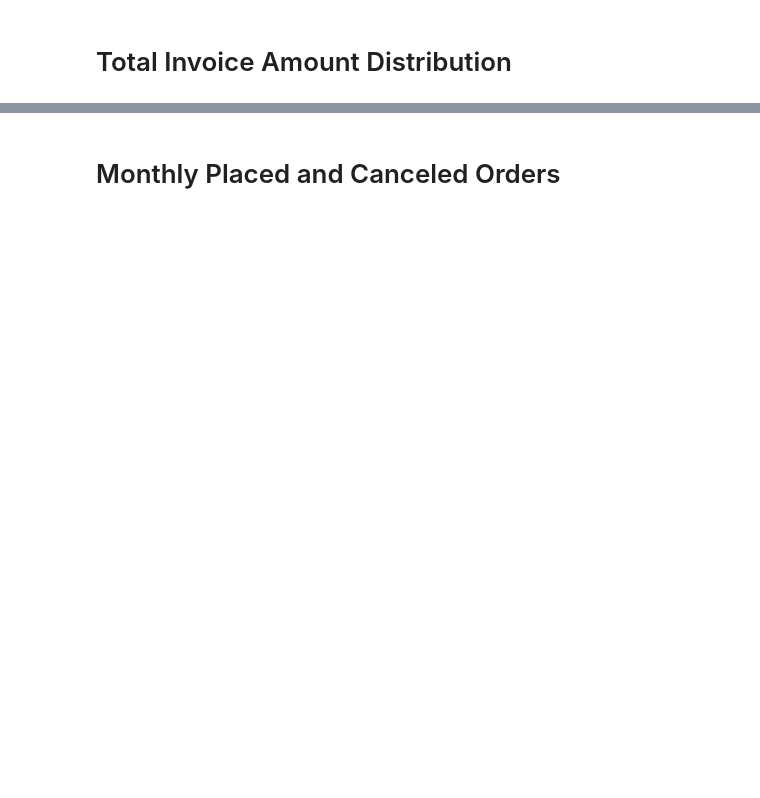
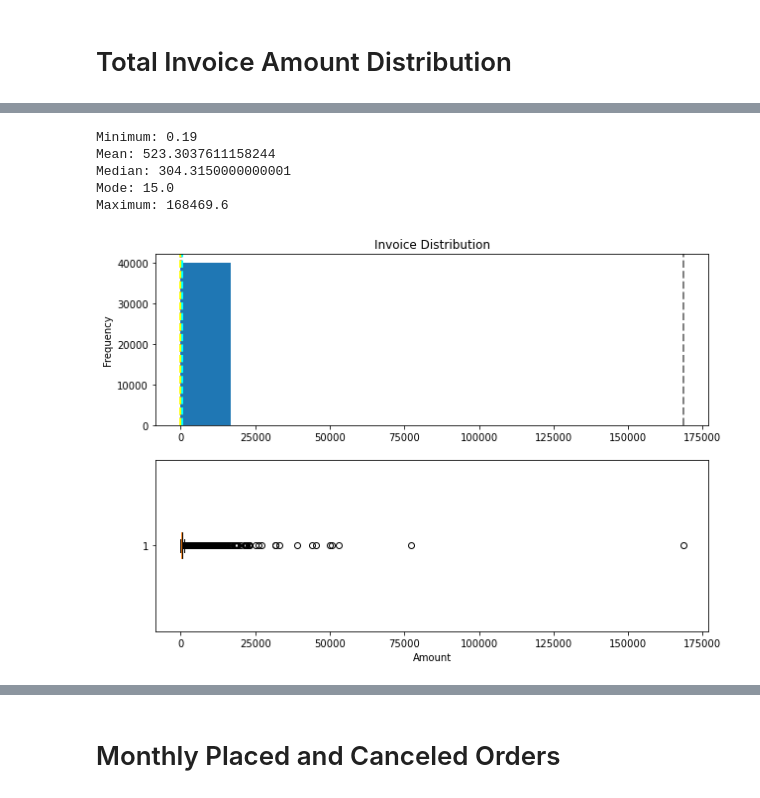
Before and after one commit to jarviscanada/jarvis_data_eng_PrateekAnnaiahgari, a Jupyter notebook: python_data_analytics/retail_data_analytics_wrangling.ipynb, the cells around one changed output, grey strips where cells are left out. Drawn from its saved outputs; the diff is of its cells as text; code cells hidden in the pictures; blank space fills up the shorter version.

```diff
--- a/python_data_analytics/retail_data_analytics_wrangling.ipynb
+++ b/python_data_analytics/retail_data_analytics_wrangling.ipynb
@@ -124,3 +89,5 @@ retail_df.head()
-# %%
-# Write your code in one or more cells (please remove this line from your notebook)
-retail_df = retail_df
+# %%
+# 1. Calculating Invoice amount
+retail_df['Amount'] = retail_df['price']*retail_df['quantity']
+invoiceAmount_df = retail_df.loc[retail_df['Amount'] > 0].groupby('invoice')['Amount'].sum()
+invoiceAmount_df.head()
@@ -126,0 +102,38 @@ retail_df = retail_df
+# %%
+# 2. Distribution of Invoice amount
+def show_distribution(df):
+    minimum = df.min()
+    maximum = df.max()
+    median = df.median()
+    mode = df.mode()[0]
+    mean = df.mean()
+
+    print("Minimum: " + str(minimum))
+    print("Mean: " + str(mean))
+    print("Median: " + str(median))
+    print("Mode: " + str(mode))
+    print("Maximum: " + str(maximum))
+
+    figure, axes = plt.subplots(2, 1, figsize = (10,7))
+
+    axes[0].set_ylabel("Frequency")
+    axes[0].set_title("Invoice Distribution")
+    axes[0].hist(df)
+    axes[0].axvline(minimum, color="grey", linestyle="--", linewidth=2)
+    axes[0].axvline(maximum, color="grey", linestyle="--", linewidth=2)
+    axes[0].axvline(median, color="red", linestyle="--", linewidth=2)
+    axes[0].axvline(mode, color="yellow", linestyle="--", linewidth=2)
+    axes[0].axvline(mean, color="cyan", linestyle="--", linewidth=2)
+
+    axes[1].boxplot(df, vert=False)
+    axes[1].set_xlabel("Amount")
+
+
+show_distribution(invoiceAmount_df)
+# %% [output]
+Minimum: 0.19
+Mean: 523.3037611158244
+Median: 304.3150000000001
+Mode: 15.0
+Maximum: 168469.6
+[figure, added]
```
Also changed, not shown: parts of 30 cells of this notebook.
